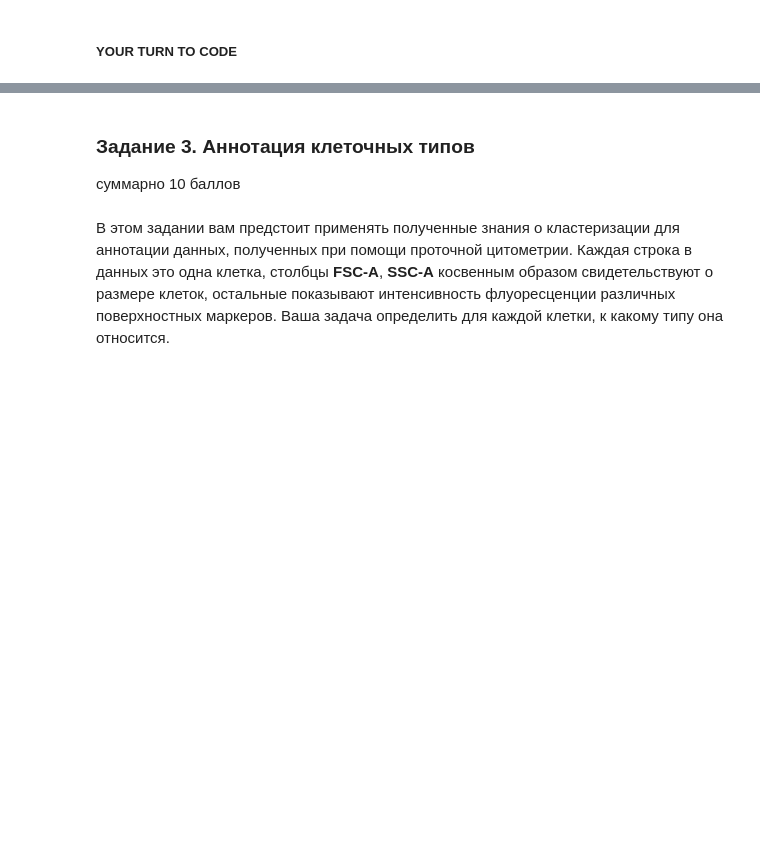
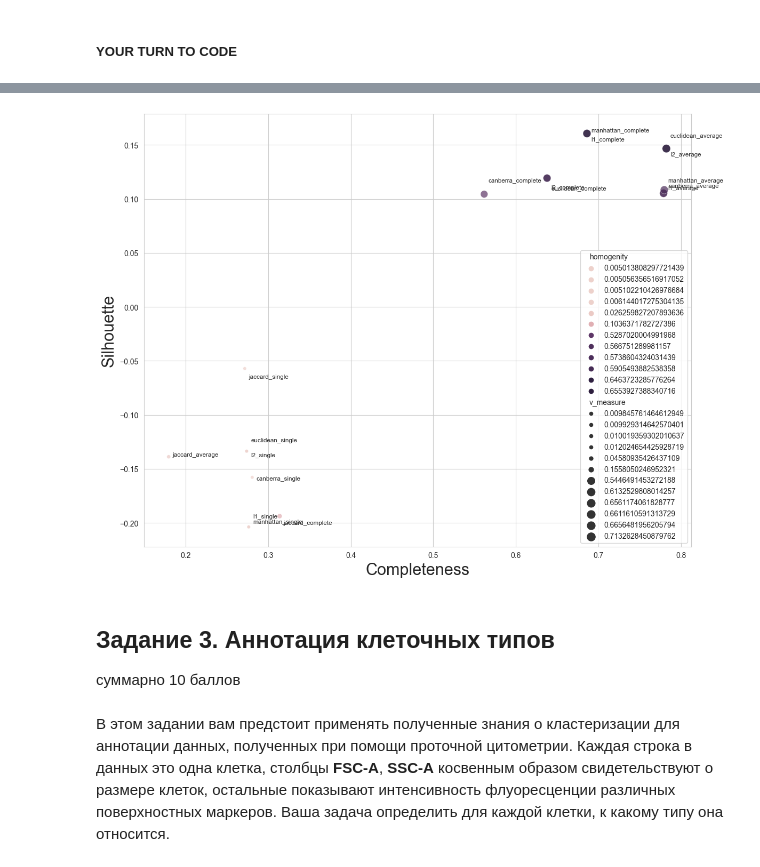
Before and after one commit to nvaulin/ML_BI_2023, a Jupyter notebook: HW3_Unsupervised/Cluster_tSNE.ipynb, the cells around one changed output, grey strips where cells are left out. Drawn from its saved outputs; the diff is of its cells as text; code cells hidden in the pictures; blank space fills up the shorter version.

```diff
--- a/HW3_Unsupervised/Cluster_tSNE.ipynb
+++ b/HW3_Unsupervised/Cluster_tSNE.ipynb
@@ -237,21 +237,42 @@ plt.axis("off");
 Работать будем с изображениями рукописных цифр. Тут все похоже на данные для 1 домашнего задания, каждая картинка представлена вектором из 64 элементов (числа от 0 до 255). Чтобы ее нарисовать мы должны сделать `reshape` в картинку 8 на 8 пикселей. Вам нужно будет выбрать наилучший способ кластеризации при помощи функции `algorithm_selection`, которую вы реализуете. Для некоторых метрик кластеризации требуются метки **классов** объектов (они хранятся в переменной `y`).
 # %% [markdown]
 ##### YOUR TURN TO CODE
+# %%
+# Some additional function to pass same arguments to several functions
+def pass_args(*args, **kwargs):
+    return lambda fun:fun(*args, **kwargs)
 # %%
-def algorithm_selection(X, distances, algorithms, metrics):
+def select_algorithm(X, distances=('euclidean', 'manhattan', 'l1', 'l2', 'canberra', 'jaccard'),
+                        algorithms = ('average', 'single', 'complete')):
     """
     Для заданных алгоримов кластеризации и гиперпараметров
     считает различные метрики кластеризации
         :param X: наши данные (n_samples, n_features)
         :param distances: список возможных метрик расстояния
         :param algorithm: параметр linkage ('average', 'single', 'complete')
-        :param metrics: список возможных метрик качества кластеризации
     :return compare_dataframe: таблица с метриками кластеризации
     """
 
     """
-    YOUR CODE IS HERE
+    YOUR CODE IS HERE # а еще я функцию по-питонячи
     """
-    compare_dataframe = None
+    column_names = ['distance', 'linkage', 'homogenity', 'completeness', 'v_measure', 'silhouette']
+    compare_dataframe = pd.DataFrame(columns = column_names)
+
+    for dist in distances:
+        for algo in algorithms:
+            cluster_model = AgglomerativeClustering(n_clusters=10, affinity=dist, linkage=algo)
+            y_pred = cluster_model.fit_predict(X)
+
+            силуэт = silhouette_score(X, y_pred, metric=dist)
+            metrics = tuple(map(pass_args(y, y_pred),
+                            [homogeneity_score, completeness_score, v_measure_score]))
+
+            compare_dataframe.loc[len(compare_dataframe)] = [dist, algo, *metrics, силуэт]
+
+
 
     return compare_dataframe
+# %%
+selection_scores = select_algorithm(X)
+selection_scores.sort_values('silhouette', ascending=False)
@@ -258,5 +297,21 @@ def algorithm_selection(X, distances, algorithms, metrics):
+# %%
+fig, ax = plt.subplots()
+
+sns.scatterplot(data=selection_scores, x='completeness', y='silhouette', hue = 'homogenity',
+            size='v_measure', sizes=(20, 120), legend="full", alpha=0.7)
+plt.xlabel('Completeness', fontsize=22)
+plt.ylabel('Silhouette', fontsize=22)
+
+for i, dist in enumerate(selection_scores.distance):
+    plt.text(selection_scores.completeness.loc[i] + 0.005,
+             selection_scores.silhouette.loc[i] + 0.001 + (np.random.rand()-0.5)/40,
+             f'{dist}_{selection_scores.linkage.loc[i]}', fontsize='small')
+
+plt.tight_layout()
+# %% [output]
+[figure, added]
 # %% [markdown]
-### Задание 3. Аннотация клеточных типов
+## Задание 3. Аннотация клеточных типов
 
 суммарно 10 баллов
 # %% [markdown]
```
Also changed, not shown: parts of 4 cells of this notebook.
